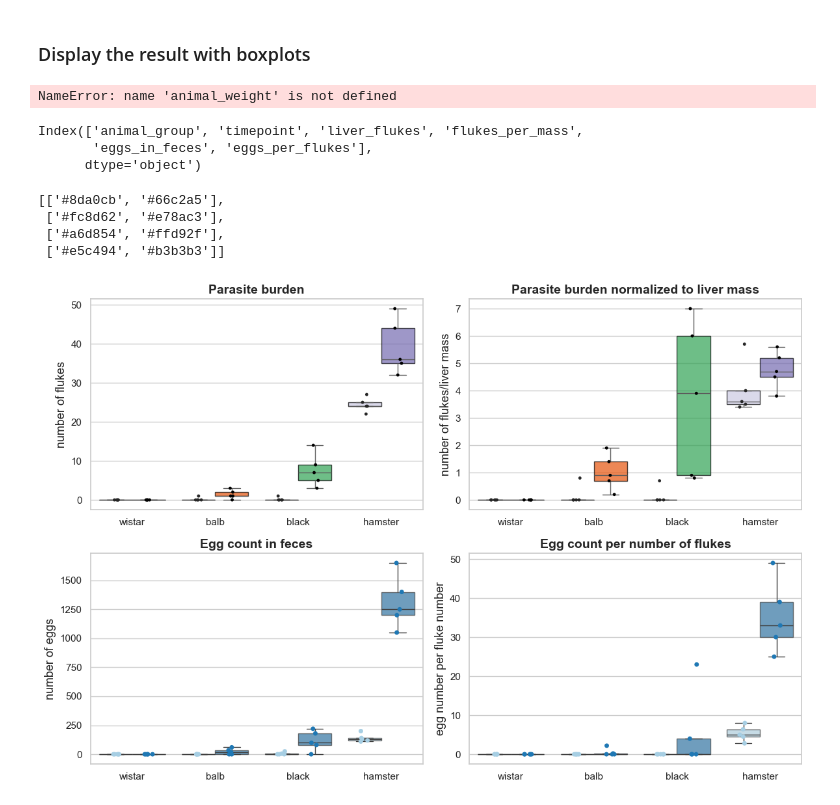
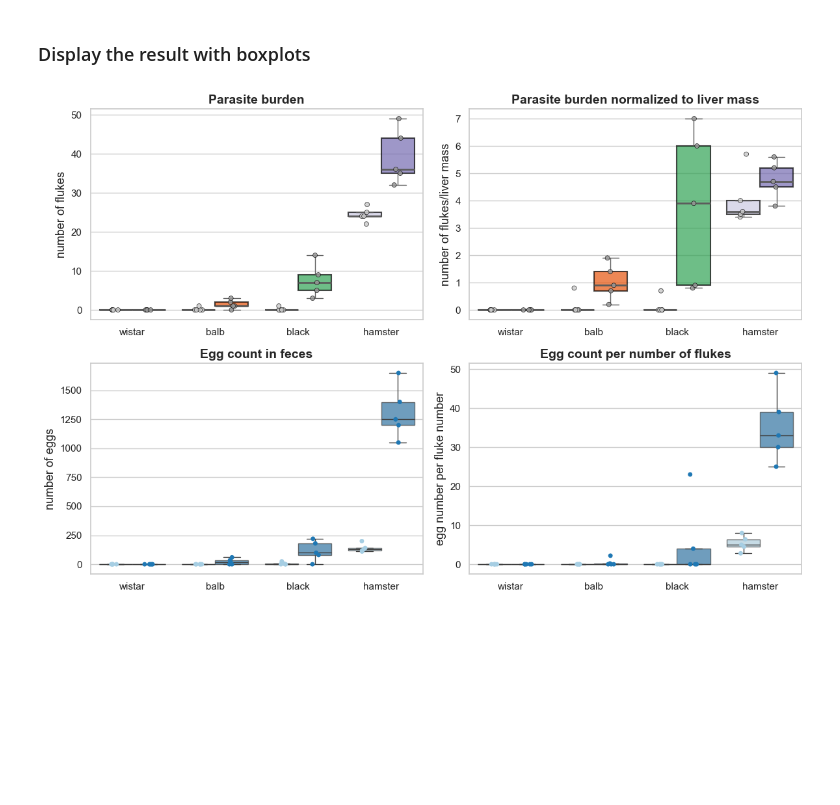
Before and after one commit to YarikKa2/Four_host_species_OF, a Jupyter notebook: Code/data_analysis.ipynb, the cells around one changed output. Drawn from its saved outputs; the diff is of its cells as text; code cells hidden in the pictures; blank space fills up the shorter version.

Commit message:
improved boxplots

```diff
--- a/Code/data_analysis.ipynb
+++ b/Code/data_analysis.ipynb
@@ -202,42 +275,3 @@ For parameter:eggs_in_feces Mann-Whitney result: 0.038
 For parameter:eggs_per_flukes Mann-Whitney result: 0.038
 # %% [markdown]
 ### Display the result with boxplots
-# %%
-sns.stripplot(data=animal_weight[dur_mask], x='group', y='animal_weight',
-                ax=ax[i], color="#413F3F")
-
-ax[i].set_ylim(110, 165)
-ax[i].set_title(f'Animal_weight {dur}'.replace('_', ' '),
-                fontsize=14, fontweight='bold')
-ax[i].set_xlabel('')
-ax[i].set_ylabel(f'weight, g', fontsize=13)
-ax[i].set_xticks(ax[i].get_xticks())
-ax[i].set_xticklabels(name_lst, fontsize=10)
-
-fig.tight_layout()
-
-plt.savefig(path.replace('/data/', '/plots/animal_metrics/') +\
-    'boxplot_animal_weight.png', dpi=300)
-# %% [output]
-NameError: name 'animal_weight' is not defined
-# %%
-fluke_data.columns
-# %% [output]
-Index(['animal_group', 'timepoint', 'liver_flukes', 'flukes_per_mass',
-       'eggs_in_feces', 'eggs_per_flukes'],
-      dtype='object')
-# %%
-custom_palette = [
-    ["#8da0cb", "#66c2a5"],   # group 1
-    ["#fc8d62", "#e78ac3"],   # group 2
-    ["#a6d854", "#ffd92f"],   # group 3
-    ["#e5c494", "#b3b3b3"]    # group 4
-]
-
-custom_palette[0]
-[i for i in custom_palette]
-# %% [output]
-[['#8da0cb', '#66c2a5'],
- ['#fc8d62', '#e78ac3'],
- ['#a6d854', '#ffd92f'],
- ['#e5c494', '#b3b3b3']]
@@ -320,12 +305,10 @@ mesure_lst =['number of flukes', 'number of flukes/liver mass',
 
 
 
-
-
+# Set colors for boxes
 group_order = ["wistar", "balb", "black", "hamster"]
 time_order = ["1_month", "3_month"]
 
-# Colors: first and second color correspond to 1 month and 3 months
 pair_colors = {
     "wistar":  ["#9ecae1", "#3182bd"],
     "balb":    ["#fdae6b", "#e6550d"],
@@ -333,14 +316,10 @@ pair_colors = {
     "hamster": ["#cbc9e2", "#756bb1"],
 }
 
-# Seaborn requires keys matching the hue values
 timepoint_palette = {
     "1_month": "#cccccc",
     "3_month": "#999999"
 }
-
-
-
 
 
 fig, ax = plt.subplots(2, 2, figsize=(12, 8))
@@ -350,47 +329,38 @@ for index, column in enumerate(fluke_data.columns[2:]):
 
     current_ax = ax[index // 2, index % 2]
 
     if index < 2:
-        sns.boxplot(data=fluke_data, x='animal_group', y=column,
-                    hue='timepoint', order=group_order, hue_order=time_order,
-                    palette=timepoint_palette, ax=ax[0, index], showfliers=False,
-                    boxprops={'alpha':0.7}, legend=False)
-        recolor_boxes_by_position(
-            current_ax,
-            group_order,
-            pair_colors
-                            )
 
-
-        sns.stripplot(data=fluke_data, x='animal_group', y=column,
-                      ax=ax[0, index], hue='timepoint',
-                      palette='dark:black', dodge=True, legend=False, size=3.5)
+        box_strip_plot(data=fluke_data, x='animal_group',
+                       y=column, hue='timepoint', ax=ax[0, index],
+                       palette=timepoint_palette, order=group_order,
+                       hue_order=time_order)
 
         ax[0, index].set_title(titles[index], fontsize=14, fontweight='bold')
         ax[0, index].set_xlabel('')
         ax[0, index].set_ylabel(mesure_lst[index], fontsize=13)
 
 
 
 
     else:
         sns.boxplot(data=fluke_data, x='animal_group', y=column,
                         hue='timepoint', palette='Paired',
                         ax=ax[1, index-2], showfliers=False,
                         boxprops={'alpha':0.7}, legend=False)
 
         sns.stripplot(data=fluke_data, x='animal_group', y=column,
                       ax=ax[1, index-2], hue='timepoint',
                       palette='Paired', dodge=True, legend=False)
 
 
         ax[1, index-2].set_title(titles[index], fontsize=14, fontweight='bold')
         ax[1, index-2].set_xlabel('')
         ax[1, index-2].set_ylabel(mesure_lst[index], fontsize=13)
 
 fig.tight_layout()
 # %% [output]
-[figure, old version]
+[figure, new version]
 # %%
 liver_data = pd.read_excel(path + 'data_four_species.xlsx',
                            sheet_name='liver_data').drop('ID', axis=1)
```
Also changed, not shown: parts of 8 cells of this notebook.
